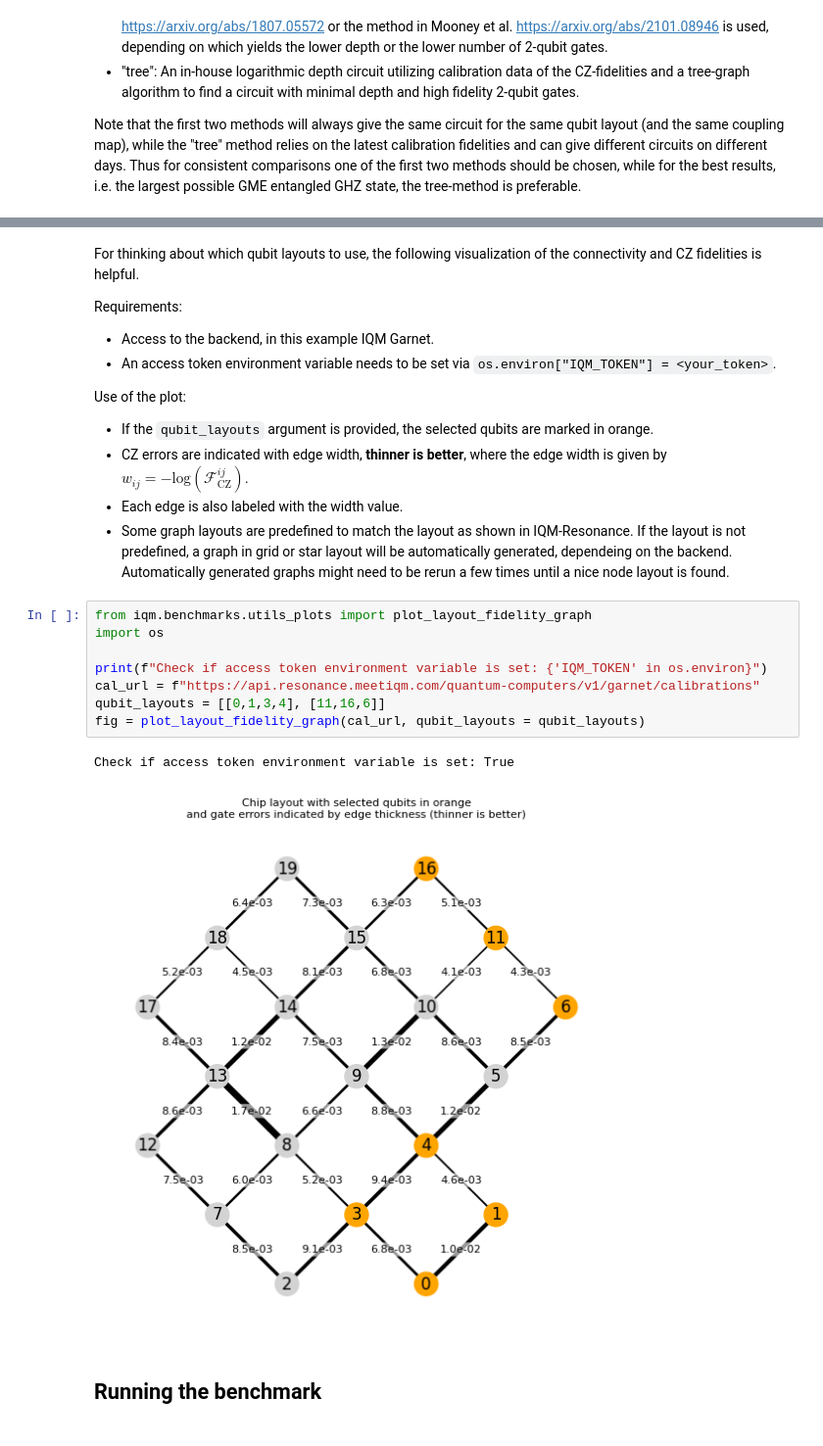
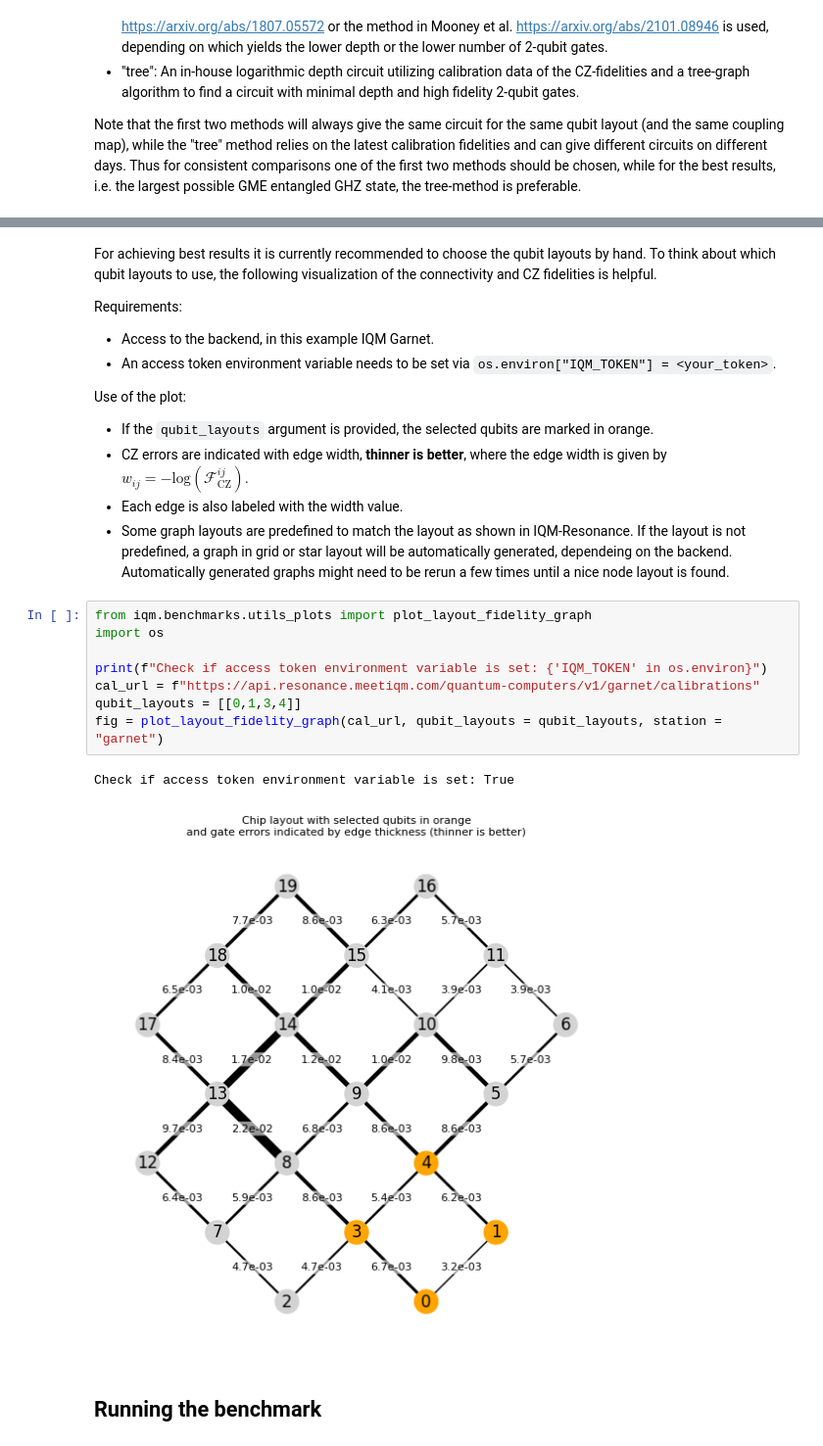
Before and after one commit to iqm-finland/iqm-benchmarks, a Jupyter notebook: docs/examples/example_ghz.ipynb, the cells around one changed output, grey strips where cells are left out. Shown: that part at 98% size. Saved outputs shown, nothing was run; the diff lists cells and outputs as text.

```diff
--- a/docs/examples/example_ghz.ipynb
+++ b/docs/examples/example_ghz.ipynb
@@ -43,6 +43,6 @@ MINIMAL_GHZ = GHZConfiguration(
 )
 # %% [markdown]
-For thinking about which qubit layouts to use, the following visualization of the connectivity and CZ fidelities is helpful.
+For achieving best results it is currently recommended to choose the qubit layouts by hand. To think about which qubit layouts to use, the following visualization of the connectivity and CZ fidelities is helpful.
 
 Requirements:
 * Access to the backend, in this example IQM Garnet.
@@ -56,14 +56,14 @@ Use of the plot:
 # %%
 from iqm.benchmarks.utils_plots import plot_layout_fidelity_graph
 import os
 
 print(f"Check if access token environment variable is set: {'IQM_TOKEN' in os.environ}")
 cal_url = f"https://api.resonance.meetiqm.com/quantum-computers/v1/garnet/calibrations"
-qubit_layouts = [[0,1,3,4], [11,16,6]]
-fig = plot_layout_fidelity_graph(cal_url, qubit_layouts = qubit_layouts)
+qubit_layouts = [[0,1,3,4]]
+fig = plot_layout_fidelity_graph(cal_url, qubit_layouts = qubit_layouts, station = "garnet")
 # %% [output]
 Check if access token environment variable is set: True
-[figure, old version]
+[figure, new version]
 # %% [markdown]
 ## Running the benchmark
 # %%
```
Also changed, not shown: parts of 5 cells of this notebook, 2 other files.
